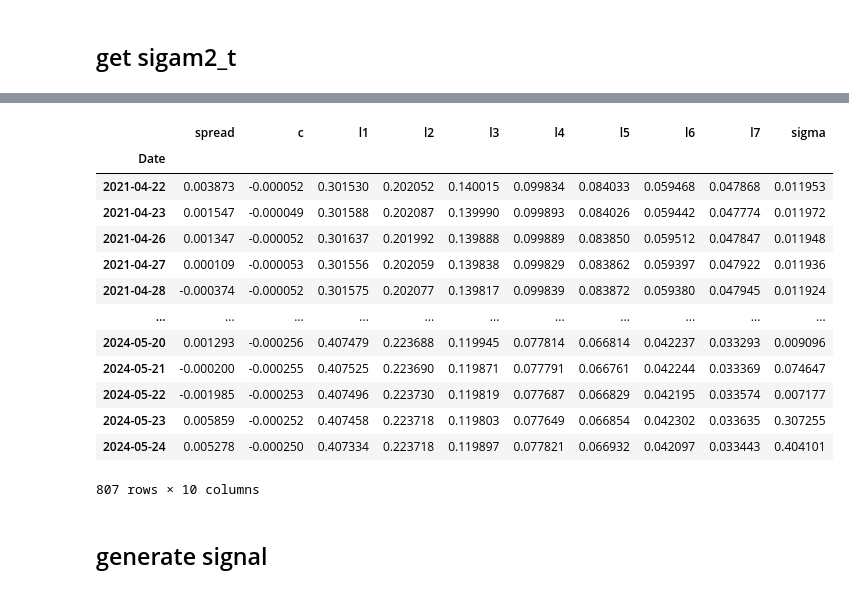
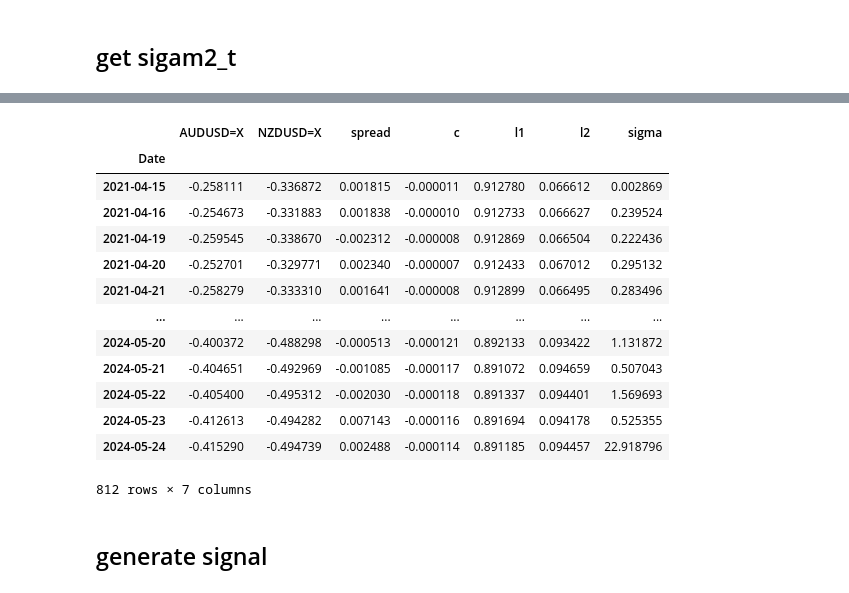
Before and after one commit to xueyuanhuang/qf621, a Jupyter notebook: group/PCA_OPTICS_20240612.ipynb, the cells around one changed output, grey strips where cells are left out. Drawn from its saved outputs; the diff is of its cells as text; code cells hidden in the pictures.

```diff
--- a/group/PCA_OPTICS_20240607.ipynb
+++ b/group/PCA_OPTICS_20240612.ipynb
@@ -945,8 +954,8 @@ dtype: object
 # %%
 import statsmodels.api as sm
 
-col1 = "AUDSGD=X"
-col2 = "AUDUSD=X"
+# col1 = "AUDSGD=X"
+# col2 = "AUDUSD=X"
 
 # col1 = "SGDJPY=X"
 # col2 = "SGDKRW=X"
@@ -957,8 +966,8 @@ col2 = "AUDUSD=X"
 # col1 = "AUDSGD=X"
 # col2 = "NZDSGD=X"
 
-# col1 =
-# col2 =
+col1 = "AUDUSD=X"
+col2 = "NZDUSD=X"
 
 pair = converted_us[[col1, col2]].copy()
 pair = np.log(pair)
@@ -1252,9 +1263,11 @@ from arch import arch_model
 series = pd.Series(data, name='MSPREAD')
 
 # Fit an AR(7) model
-model = AutoReg(series, lags=7).fit()
+# model = AutoReg(series, lags=7).fit()
+model = AutoReg(series, lags=2).fit()
 print(model.summary())
-c,l1,l2,l3,l4,l5,l6,l7 = model.params
+# c,l1,l2,l3,l4,l5,l6,l7 = model.params
+c,l1,l2 = model.params
 
 ######
 garch_model = arch_model(model.resid, vol='Garch', p=1, q=1).fit(disp='off')
@@ -1365,37 +1409,51 @@ See scipy.optimize.fmin_slsqp for code meaning.
 
   warnings.warn(
 # %%
+# df = pd.DataFrame(results, index=pair[int(len(pair)*0.7):].index)
+# test = pair[int(len(pair)*0.7):]
+# test = test[col2] - b*test[col1] - a
+# df = pd.concat([test, df], axis=1)
+# df = df.rename(columns={df.columns[0]: "spread"})
+# df["spread"] = (df["spread"] -
+#                 df["c"] -
+#                 df["l1"]*df["spread"].shift(1) -
+#                 df["l2"]*df["spread"].shift(2) -
+#                 df["l3"]*df["spread"].shift(3) -
+#                 df["l4"]*df["spread"].shift(4) -
+#                 df["l5"]*df["spread"].shift(5) -
+#                 df["l6"]*df["spread"].shift(6) -
+#                 df["l7"]*df["spread"].shift(7))
+# df = pd.concat([pair[int(len(pair)*0.7):], df], axis=1)
+# df = df.dropna()
+# df
+
 df = pd.DataFrame(results, index=pair[int(len(pair)*0.7):].index)
 test = pair[int(len(pair)*0.7):]
 test = test[col2] - b*test[col1] - a
 df = pd.concat([test, df], axis=1)
 df = df.rename(columns={df.columns[0]: "spread"})
 df["spread"] = (df["spread"] -
                 df["c"] -
                 df["l1"]*df["spread"].shift(1) -
-                df["l2"]*df["spread"].shift(2) -
-                df["l3"]*df["spread"].shift(3) -
-                df["l4"]*df["spread"].shift(4) -
-                df["l5"]*df["spread"].shift(5) -
-                df["l6"]*df["spread"].shift(6) -
-                df["l7"]*df["spread"].shift(7))
+                df["l2"]*df["spread"].shift(2))
+df = pd.concat([pair[int(len(pair)*0.7):], df], axis=1)
 df = df.dropna()
 df
 # %% [output]
-|  | spread | c | l1 | l2 | l3 | l4 | l5 | l6 | l7 | sigma |
-| Date |  |  |  |  |  |  |  |  |  |  |
-| 2021-04-22 | 0.003873 | -0.000052 | 0.301530 | 0.202052 | 0.140015 | 0.099834 | 0.084033 | 0.059468 | 0.047868 | 0.011953 |
-| 2021-04-23 | 0.001547 | -0.000049 | 0.301588 | 0.202087 | 0.139990 | 0.099893 | 0.084026 | 0.059442 | 0.047774 | 0.011972 |
-| 2021-04-26 | 0.001347 | -0.000052 | 0.301637 | 0.201992 | 0.139888 | 0.099889 | 0.083850 | 0.059512 | 0.047847 | 0.011948 |
-| 2021-04-27 | 0.000109 | -0.000053 | 0.301556 | 0.202059 | 0.139838 | 0.099829 | 0.083862 | 0.059397 | 0.047922 | 0.011936 |
-| 2021-04-28 | -0.000374 | -0.000052 | 0.301575 | 0.202077 | 0.139817 | 0.099839 | 0.083872 | 0.059380 | 0.047945 | 0.011924 |
-| ... | ... | ... | ... | ... | ... | ... | ... | ... | ... | ... |
-| 2024-05-20 | 0.001293 | -0.000256 | 0.407479 | 0.223688 | 0.119945 | 0.077814 | 0.066814 | 0.042237 | 0.033293 | 0.009096 |
-| 2024-05-21 | -0.000200 | -0.000255 | 0.407525 | 0.223690 | 0.119871 | 0.077791 | 0.066761 | 0.042244 | 0.033369 | 0.074647 |
-| 2024-05-22 | -0.001985 | -0.000253 | 0.407496 | 0.223730 | 0.119819 | 0.077687 | 0.066829 | 0.042195 | 0.033574 | 0.007177 |
-| 2024-05-23 | 0.005859 | -0.000252 | 0.407458 | 0.223718 | 0.119803 | 0.077649 | 0.066854 | 0.042302 | 0.033635 | 0.307255 |
-| 2024-05-24 | 0.005278 | -0.000250 | 0.407334 | 0.223718 | 0.119897 | 0.077821 | 0.066932 | 0.042097 | 0.033443 | 0.404101 |
+|  | AUDUSD=X | NZDUSD=X | spread | c | l1 | l2 | sigma |
+| Date |  |  |  |  |  |  |  |
+| 2021-04-15 | -0.258111 | -0.336872 | 0.001815 | -0.000011 | 0.912780 | 0.066612 | 0.002869 |
+| 2021-04-16 | -0.254673 | -0.331883 | 0.001838 | -0.000010 | 0.912733 | 0.066627 | 0.239524 |
+| 2021-04-19 | -0.259545 | -0.338670 | -0.002312 | -0.000008 | 0.912869 | 0.066504 | 0.222436 |
+| 2021-04-20 | -0.252701 | -0.329771 | 0.002340 | -0.000007 | 0.912433 | 0.067012 | 0.295132 |
+| 2021-04-21 | -0.258279 | -0.333310 | 0.001641 | -0.000008 | 0.912899 | 0.066495 | 0.283496 |
+| ... | ... | ... | ... | ... | ... | ... | ... |
+| 2024-05-20 | -0.400372 | -0.488298 | -0.000513 | -0.000121 | 0.892133 | 0.093422 | 1.131872 |
+| 2024-05-21 | -0.404651 | -0.492969 | -0.001085 | -0.000117 | 0.891072 | 0.094659 | 0.507043 |
+| 2024-05-22 | -0.405400 | -0.495312 | -0.002030 | -0.000118 | 0.891337 | 0.094401 | 1.569693 |
+| 2024-05-23 | -0.412613 | -0.494282 | 0.007143 | -0.000116 | 0.891694 | 0.094178 | 0.525355 |
+| 2024-05-24 | -0.415290 | -0.494739 | 0.002488 | -0.000114 | 0.891185 | 0.094457 | 22.918796 |
-807 rows × 10 columns
+812 rows × 7 columns
 # %% [markdown]
 ## generate signal
 # %%
```
Also changed, not shown: parts of 16 cells of this notebook, 4 other files.
